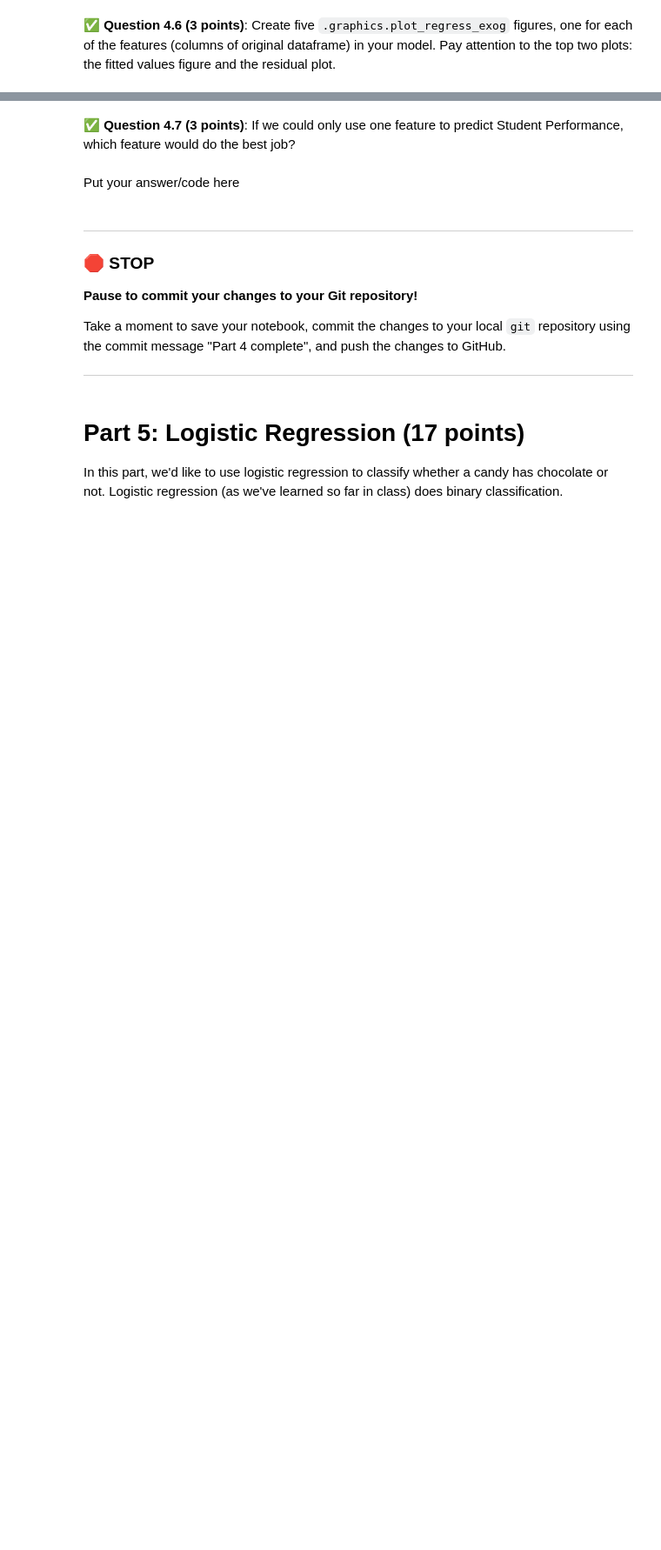
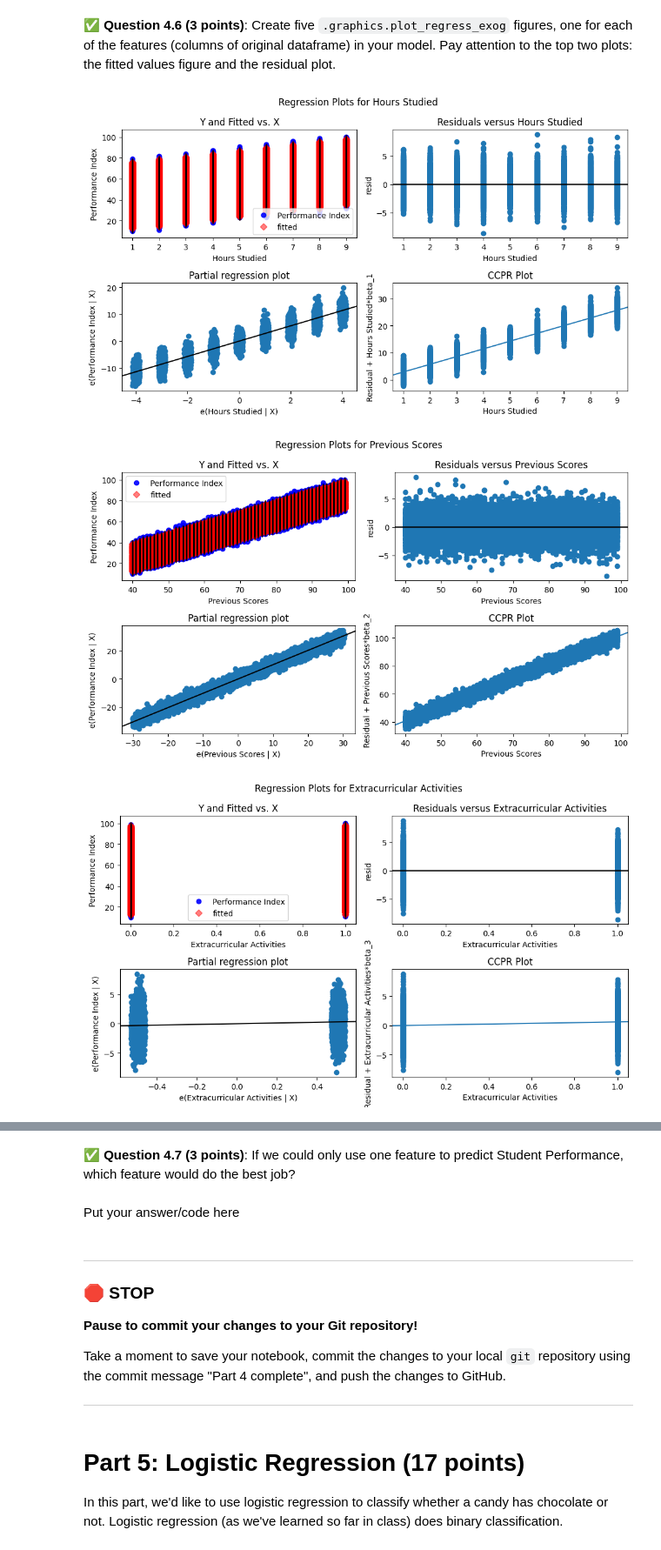
Before and after one commit to Andrew00-jpg/CMSE202-f25-turnin, a Jupyter notebook: hw-03/HW-03_Regression-S25-aes.ipynb, the cells around one changed output, grey strips where cells are left out. Shown at 87% size. Drawn from its saved outputs; the diff is of its cells as text; code cells hidden in the pictures; blank space fills up the shorter version.

```diff
--- a/hw-03/HW-03_Regression-S25-aes.ipynb
+++ b/hw-03/HW-03_Regression-S25-aes.ipynb
@@ -264,0 +317,15 @@ First, download and read in this synthetic dataset of Student Performance. `http
+# %%
+# Put your code here
+X_all = data.drop('Performance Index', axis=1)
+
+# Add a constant to the features
+X_all = sm.add_constant(X_all)
+
+# Define target
+y_all = data['Performance Index']
+
+# Fit the OLS model
+model_all = sm.OLS(y_all, X_all).fit()
+
+# Display the summary
+print(model_all.summary())
@@ -272,0 +356,27 @@ First, download and read in this synthetic dataset of Student Performance. `http
+# %%
+# Put your code here.
+import matplotlib.pyplot as plt
+import statsmodels.api as sm
+import statsmodels.graphics.api as smg
+
+# Set up the independent and dependent variables
+X = data.drop('Performance Index', axis=1)
+X = sm.add_constant(X)
+y = data['Performance Index']
+
+# Fit the model
+model = sm.OLS(y, X).fit()
+
+# Features to visualize
+features = ['Hours Studied', 'Previous Scores', 'Extracurricular Activities', 'Sleep Hours', 'Sample Question Papers Practiced']
+
+# Generate and display the regression plots for each feature
+for feature in features:
+    fig = plt.figure(figsize=(10, 6))
+    smg.plot_regress_exog(model, feature, fig=fig)
+    plt.tight_layout()
+    plt.show()
+# %% [output]
+[figure, added]
+[figure, added]
+[figure, added]
```
Also changed, not shown: parts of 11 cells of this notebook.
